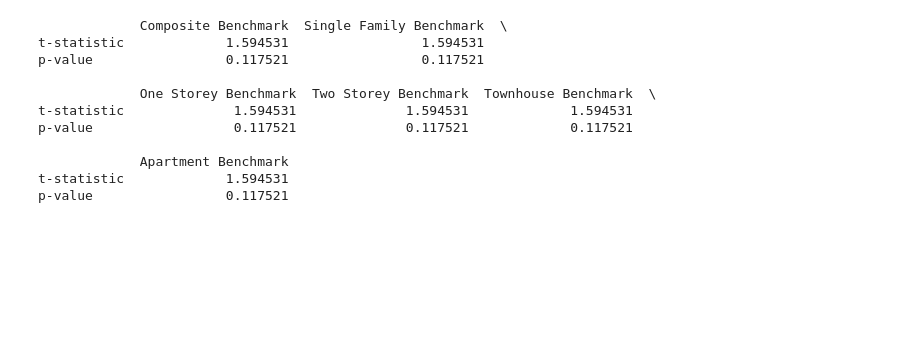
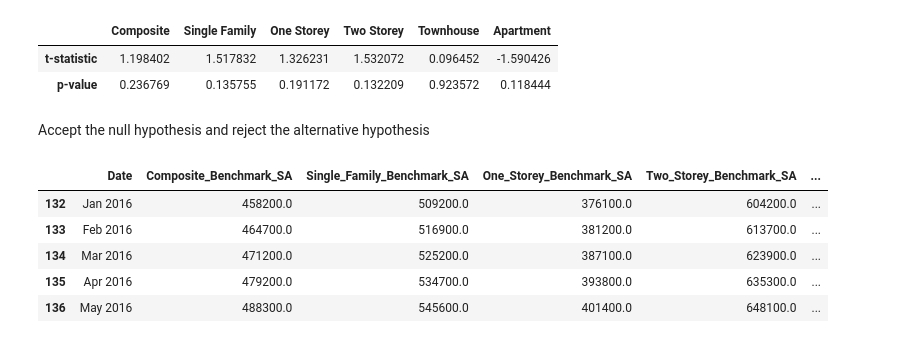
Before and after one commit to JasleenShergill/Covid-s-Effect-on-Real-Estate, a Jupyter notebook: Avg_Home_Price_Pre_Post_Covid.ipynb, the cells around one changed output. Cells and saved outputs as stored; diff of their text form; code cells hidden in the pictures; blank space fills up the shorter version.

Commit message:
adding t-test and plot

```diff
--- a/Avg_Home_Price_Pre_Post_Covid.ipynb
+++ b/Avg_Home_Price_Pre_Post_Covid.ipynb
@@ -23,6 +23,9 @@ aggregate_df = aggregate_df.drop(['Composite_HPI_SA','Single_Family_HPI_SA','One
 # %%
 # remove the NaN values
 aggregate_df = aggregate_df.dropna()
+# %%
+# convert columns to float
+aggregate_df['Year'] = aggregate_df['Year'].astype(float)
 # %%
 # create a growth rate headers
 aggregate_df['composite_growth_rate'] = aggregate_df['Composite_Benchmark_SA'] / aggregate_df['Composite_Benchmark_SA'].shift(1) - 1
@@ -31,6 +34,22 @@ aggregate_df['one_storey_growth_rate'] = aggregate_df['One_Storey_Benchmark_SA']
 aggregate_df['two_storey_growth_rate'] = aggregate_df['Two_Storey_Benchmark_SA'] / aggregate_df['Two_Storey_Benchmark_SA'].shift(1) - 1
 aggregate_df['townhouse_growth_rate'] = aggregate_df['Townhouse_Benchmark_SA'] / aggregate_df['Townhouse_Benchmark_SA'].shift(1) - 1
 aggregate_df['apartment_growth_rate'] = aggregate_df['Apartment_Benchmark_SA'] / aggregate_df['Apartment_Benchmark_SA'].shift(1) - 1
+# %%
+# format the growth rate to percentage
+aggregate_df['composite_growth_rate'] = aggregate_df['composite_growth_rate'] * 100
+aggregate_df['single_family_growth_rate'] = aggregate_df['single_family_growth_rate'] * 100
+aggregate_df['one_storey_growth_rate'] = aggregate_df['one_storey_growth_rate'] * 100
+aggregate_df['two_storey_growth_rate'] = aggregate_df['two_storey_growth_rate'] * 100
+aggregate_df['townhouse_growth_rate'] = aggregate_df['townhouse_growth_rate'] * 100
+aggregate_df['apartment_growth_rate'] = aggregate_df['apartment_growth_rate'] * 100
+# %%
+# format the growth rate to 2 decimal places
+aggregate_df['composite_growth_rate'] = aggregate_df['composite_growth_rate'].round(2)
+aggregate_df['single_family_growth_rate'] = aggregate_df['single_family_growth_rate'].round(2)
+aggregate_df['one_storey_growth_rate'] = aggregate_df['one_storey_growth_rate'].round(2)
+aggregate_df['two_storey_growth_rate'] = aggregate_df['two_storey_growth_rate'].round(2)
+aggregate_df['townhouse_growth_rate'] = aggregate_df['townhouse_growth_rate'].round(2)
+aggregate_df['apartment_growth_rate'] = aggregate_df['apartment_growth_rate'].round(2)
 # %%
 # create a DataFrame for just the year 2020 to 2023
 aggregate_df_2020_2023 = aggregate_df[aggregate_df['Year'] >= 2020]
@@ -76,24 +73,28 @@ print(t_stat, p_value)
 # %%
-# create a summary DataFrame for the test results
-summary_df = pd.DataFrame({'Composite Benchmark': [t_stat, p_value],
-                            'Single Family Benchmark': [t_stat, p_value],
-                            'One Storey Benchmark': [t_stat, p_value],
-                            'Two Storey Benchmark': [t_stat, p_value],
-                            'Townhouse Benchmark': [t_stat, p_value],
-                            'Apartment Benchmark': [t_stat, p_value]},
-                            index=['t-statistic', 'p-value'])
+# create a DataFrame for the t-test results
+ttest_results = pd.DataFrame({'Composite': [composite_ttest[0], composite_ttest[1]],
+                              'Single Family': [single_family_ttest[0], single_family_ttest[1]],
+                              'One Storey': [one_storey_ttest[0], one_storey_ttest[1]],
+                              'Two Storey': [two_storey_ttest[0], two_storey_ttest[1]],
+                              'Townhouse': [townhouse_ttest[0], townhouse_ttest[1]],
+                              'Apartment': [apartment_ttest[0], apartment_ttest[1]]}, index=['t-statistic', 'p-value'])
 
-# print the summary DataFrame
-print(summary_df)
+# print the t-test results
+ttest_results
 # %% [output]
-             Composite Benchmark  Single Family Benchmark  \
-t-statistic             1.594531                 1.594531
-p-value                 0.117521                 0.117521
-
-             One Storey Benchmark  Two Storey Benchmark  Townhouse Benchmark  \
-t-statistic              1.594531              1.594531             1.594531
-p-value                  0.117521              0.117521             0.117521
-
-             Apartment Benchmark
-t-statistic             1.594531
-p-value                 0.117521
+|  | Composite | Single Family | One Storey | Two Storey | Townhouse | Apartment |
+| t-statistic | 1.198402 | 1.517832 | 1.326231 | 1.532072 | 0.096452 | -1.590426 |
+| p-value | 0.236769 | 0.135755 | 0.191172 | 0.132209 | 0.923572 | 0.118444 |
+# %% [markdown]
+Accept the null hypothesis and reject the alternative hypothesis
+# %%
+# a dataframe for 2016 to 2023
+aggregate_df_2016_2023 = aggregate_df[(aggregate_df['Year'] >= 2016) & (aggregate_df['Year'] <= 2023)]
+aggregate_df_2016_2023.head()
+# %% [output]
+|  | Date | Composite_Benchmark_SA | Single_Family_Benchmark_SA | One_Storey_Benchmark_SA | Two_Storey_Benchmark_SA | ... |
+| 132 | Jan 2016 | 458200.0 | 509200.0 | 376100.0 | 604200.0 | ... |
+| 133 | Feb 2016 | 464700.0 | 516900.0 | 381200.0 | 613700.0 | ... |
+| 134 | Mar 2016 | 471200.0 | 525200.0 | 387100.0 | 623900.0 | ... |
+| 135 | Apr 2016 | 479200.0 | 534700.0 | 393800.0 | 635300.0 | ... |
+| 136 | May 2016 | 488300.0 | 545600.0 | 401400.0 | 648100.0 | ... |
```
Also changed, not shown: parts of 9 cells of this notebook.
